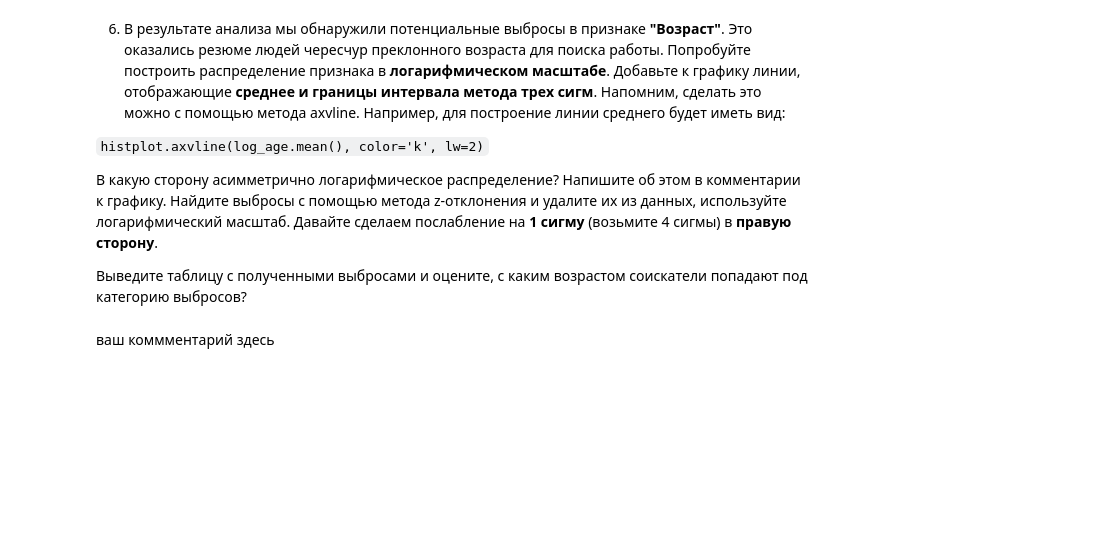
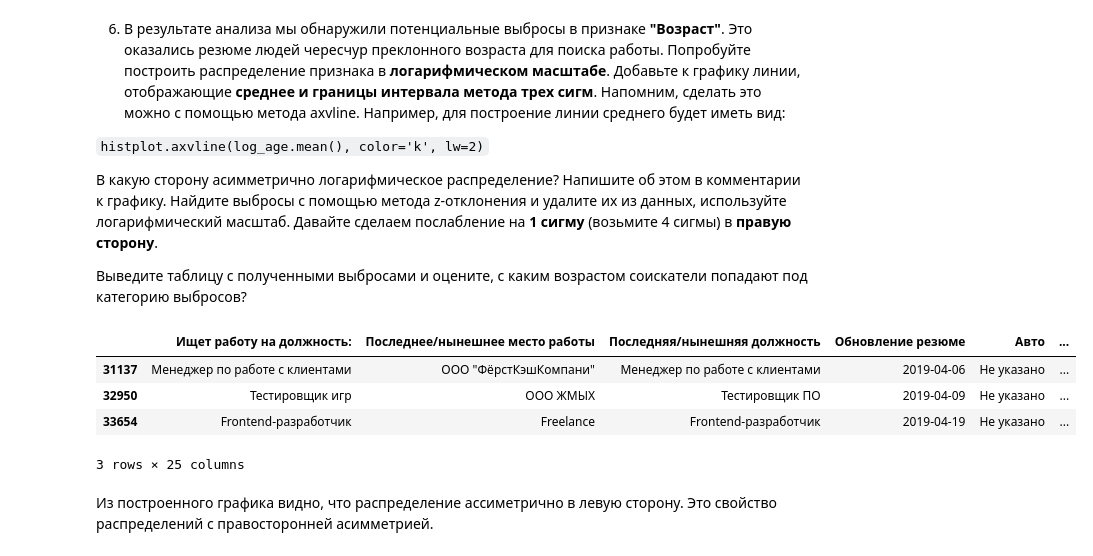
Before and after one commit to AleksandrOsip/PROJECT-1.-Resume-analysis-from-HeadHunter, a Jupyter notebook: Project-1._Ноутбук-шаблон.ipynb, the cells around one changed output. Drawn from its saved outputs; the diff is of its cells as text; code cells hidden in the pictures; blank space fills up the shorter version.

```diff
--- a/Project-1._Ноутбук-шаблон.ipynb
+++ b/Project-1._Ноутбук-шаблон.ipynb
@@ -452,6 +723,54 @@ None
 
 Выведите таблицу с полученными выбросами и оцените, с каким возрастом соискатели попадают под категорию выбросов?
 # %%
-# ваш код здесь
+def outliers_z_score_mod(data, feature, left=3.0, right=3.0, log_scale=False):
+    if log_scale:
+        x = np.log(data[feature]+1)
+    else:
+        x = data[feature]
+    mu = x.mean()
+    sigma = x.std()
+    lower_bound = mu - left * sigma
+    upper_bound = mu + right * sigma
+    outliers = data[(x < lower_bound) | (x > upper_bound)]
+    cleaned = data[(x >= lower_bound) & (x <= upper_bound)]
+    return outliers, cleaned
+
+df_clean['Возраст_log'] = df_clean['Возраст'].apply(lambda x: np.log(x) + 1)
+
+mu = df_clean['Возраст_log'].mean()
+sigma = df_clean['Возраст_log'].std()
+lower_bound = mu - 3 * sigma
+upper_bound = mu + 4 * sigma
+
+fig = px.histogram(
+    df_clean,
+    x='Возраст_log',
+    title='Распределение признака Возраст в логарифмическом масштабе'
+                  )
+
+fig.add_vline(x=mu,
+              line_dash='solid',
+              line_color='red'
+              )
+fig.add_vline(x=lower_bound,
+              line_dash='dash',
+              line_color='black'
+              )
+fig.add_vline(x=upper_bound,
+              line_dash='dash',
+              line_color='black'
+              )
+
+fig.show()
+# %%
+outliers, _ = outliers_z_score_mod(df_clean, 'Возраст', left=3.0, right=4.0, log_scale=True)
+display(outliers)
+# %% [output]
+|  | Ищет работу на должность: | Последнее/нынешнее место работы | Последняя/нынешняя должность | Обновление резюме | Авто | ... |
+| 31137 | Менеджер по работе с клиентами | ООО "ФёрстКэшКомпани" | Менеджер по работе с клиентами | 2019-04-06 | Не указано | ... |
+| 32950 | Тестировщик игр | OOO ЖМЫХ | Тестировщик ПО | 2019-04-09 | Не указано | ... |
+| 33654 | Frontend-разработчик | Freelance | Frontend-разработчик | 2019-04-19 | Не указано | ... |
+3 rows × 25 columns
 # %% [markdown]
-ваш коммментарий здесь
+Из построенного графика видно, что распределение ассиметрично в левую сторону. Это свойство распределений с правосторонней асимметрией.
```
Also changed, not shown: parts of 59 cells of this notebook.
